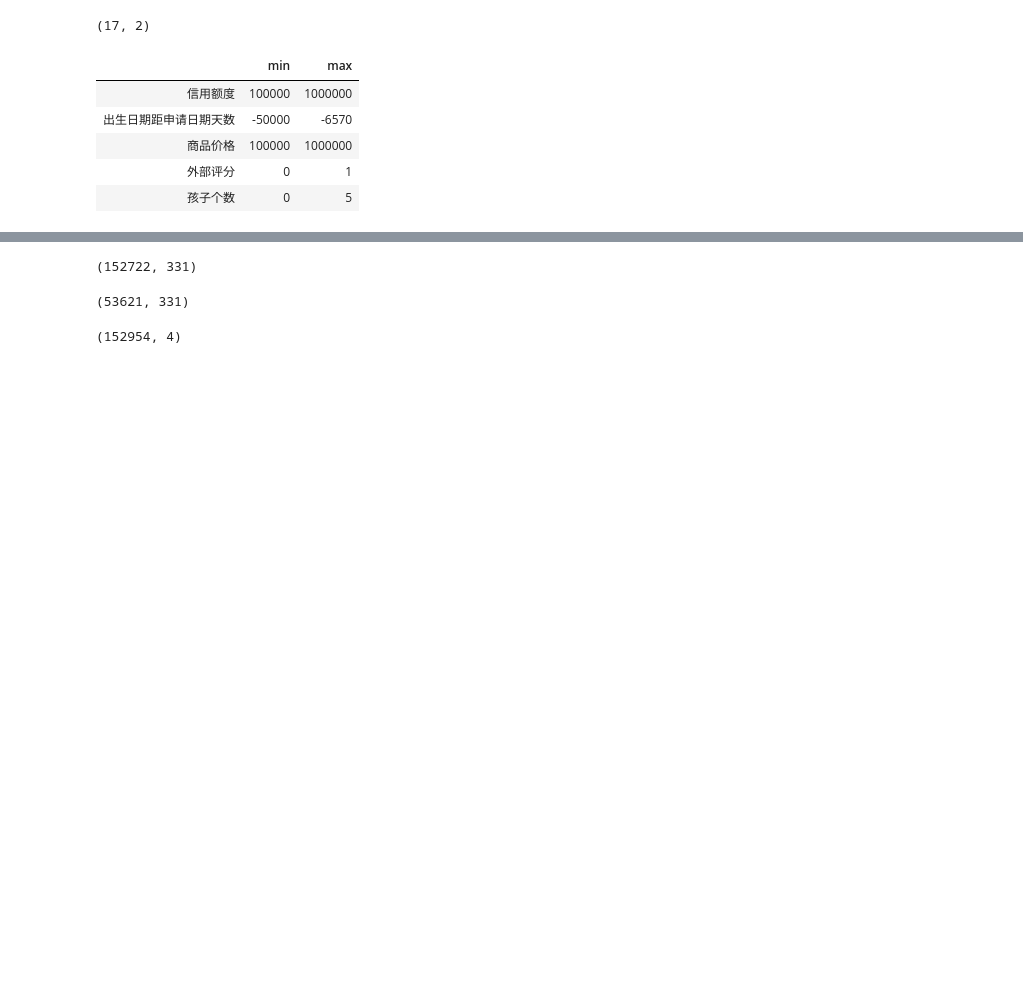
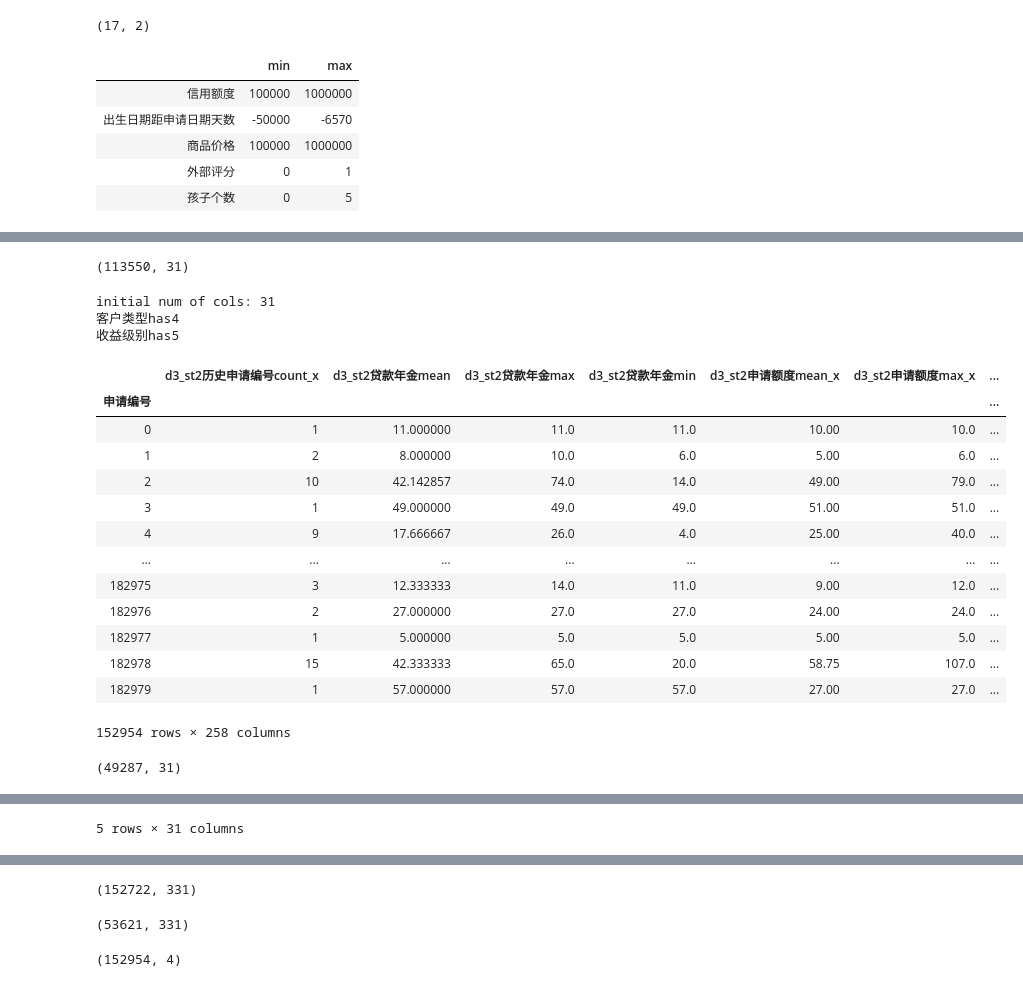
Before and after one commit to boyang-li/the-mission-cup, a Jupyter notebook: 1_feature_engineering.ipynb, the cells around one changed output, grey strips where cells are left out. Drawn from its saved outputs; the diff is of its cells as text; code cells hidden in the pictures; blank space fills up the shorter version.

```diff
--- a/1_feature_engineering.ipynb
+++ b/1_feature_engineering.ipynb
@@ -343,0 +731,78 @@ if ('是否为最后一次申请记录' in d3.columns):
+# %%
+# d3 合同状态(0,1,2,3;2=拒绝)为2、申请额度不等于11的
+# group by 申请编号
+# 补差、one-hot编码、计算自定义特征
+
+#过滤
+d3_state_2 = d3copy.loc[(d3copy['合同状态']==2)&(d3copy['申请额度']!=11),:]
+d3_state_2.shape
+
+#one-hot编码
+cat_to_dummy = [
+    '客户类型', #!
+    '收益级别' #!
+]
+d3_state_2 = dummy_catgorical(d3_state_2, cat_to_dummy, 30)
+
+#计算特征
+d3_state_2['信用额度差'] = d3_state_2['信用额度'] - d3_state_2['申请额度']
+d3_state_2['信用额度比'] = round(d3_state_2['信用额度']/d3_state_2['申请额度'],2)
+d3_state_2['年金乘期数'] = d3_state_2['贷款年金'] * d3_state_2['贷款期数']
+d3_state_2['期数*24'] = d3_state_2['贷款期数'] * 24 # 假设贷款总天数
+d3_state_2['贷款剩余天数'] = d3_state_2['期数*24'] + d3_state_2['历史贷款授信距本次申请时间'] # 假设贷款剩余天数
+d3_state_2['贷款未还完'] = d3_state_2['贷款剩余天数'].apply(lambda x: 1 if x>0 else 0 )
+
+#计算复杂特征
+
+d3_state_2_agg = {
+    '历史申请编号':['count'],
+    '申请额度':['mean', 'max'],
+    '信用额度':['mean', 'max'],
+    '商品价格':['mean'],
+    '信用额度差':['mean'],
+    '信用额度比':['mean', 'max'],
+    '贷款剩余天数':['max'], #最长未还天数
+    '贷款未还完':['sum'],
+    '利率1':['mean'],
+    '利率2':['mean']
+}
+# 离散型
+cat_agg = ['sum', 'mean']
+for col1 in d3_state_2.columns:
+    for col2 in cat_to_dummy:
+        if (col2 in col1):
+            d3_state_2_agg[col1] = cat_agg
+
+d3_state_2 = d3_state_2.groupby('申请编号').agg(d3_state_2_agg)
+# 还原列名
+d3_state_2.columns = pd.Series(d3_state_2.columns.tolist()).apply(pd.Series).sum(axis=1)
+name_list = {}
+for col in d3_state_2.columns:
+    name_list[col] = 'd3_st2'+col
+d3_state_2.rename(columns=name_list,inplace=True)
+
+if (fill_data):
+    d3_state_2 = fill_median(d3_state_2,['贷款剩余天数max'])
+
+d3_state_2.shape
+d3_state_2.head()
+# %% [output]
+(113550, 31)
+initial num of cols: 31
+客户类型has4
+收益级别has5
+|  | d3_st2历史申请编号count_x | d3_st2贷款年金mean | d3_st2贷款年金max | d3_st2贷款年金min | d3_st2申请额度mean_x | d3_st2申请额度max_x | ... |
+| 申请编号 |  |  |  |  |  |  | ... |
+| 0 | 1 | 11.000000 | 11.0 | 11.0 | 10.00 | 10.0 | ... |
+| 1 | 2 | 8.000000 | 10.0 | 6.0 | 5.00 | 6.0 | ... |
+| 2 | 10 | 42.142857 | 74.0 | 14.0 | 49.00 | 79.0 | ... |
+| 3 | 1 | 49.000000 | 49.0 | 49.0 | 51.00 | 51.0 | ... |
+| 4 | 9 | 17.666667 | 26.0 | 4.0 | 25.00 | 40.0 | ... |
+| ... | ... | ... | ... | ... | ... | ... | ... |
+| 182975 | 3 | 12.333333 | 14.0 | 11.0 | 9.00 | 12.0 | ... |
+| 182976 | 2 | 27.000000 | 27.0 | 27.0 | 24.00 | 24.0 | ... |
+| 182977 | 1 | 5.000000 | 5.0 | 5.0 | 5.00 | 5.0 | ... |
+| 182978 | 15 | 42.333333 | 65.0 | 20.0 | 58.75 | 107.0 | ... |
+| 182979 | 1 | 57.000000 | 57.0 | 57.0 | 27.00 | 27.0 | ... |
+152954 rows × 258 columns
+(49287, 31)
@@ -343,0 +816 @@ if ('是否为最后一次申请记录' in d3.columns):
+5 rows × 31 columns
```
Also changed, not shown: parts of 39 cells of this notebook.
